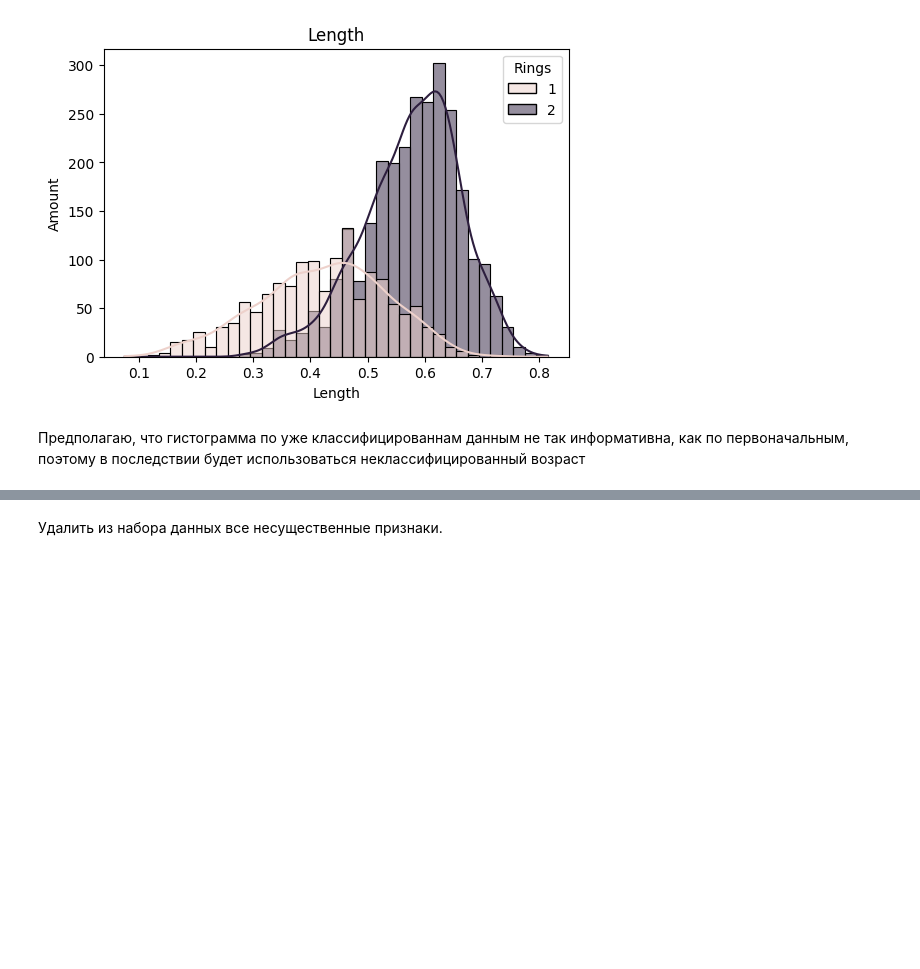
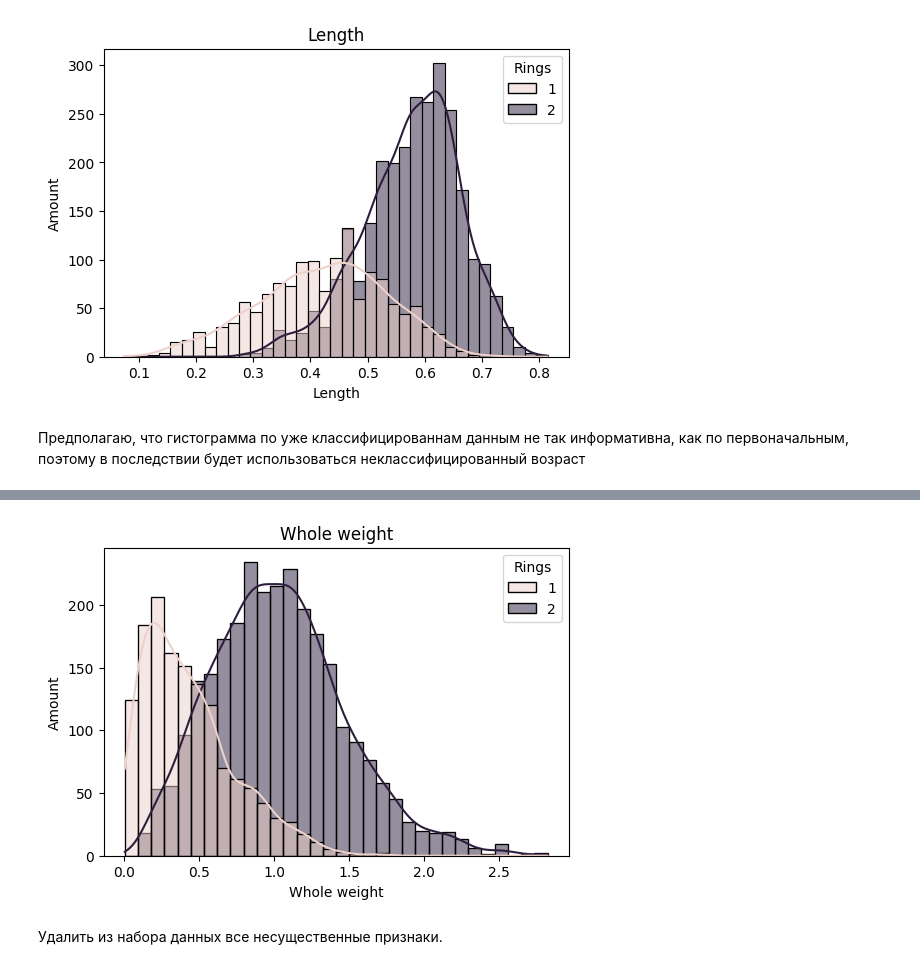
Before and after one commit to Am1rTl/Info, a Jupyter notebook: ДЗ_Классификация.ipynb, the cells around one changed output, grey strips where cells are left out. Drawn from its saved outputs; the diff is of its cells as text; code cells hidden in the pictures; blank space fills up the shorter version.

```diff
--- a/ДЗ_Классификация.ipynb
+++ b/ДЗ_Классификация.ipynb
@@ -201,3 +215,13 @@ plt.show()
+# %%
+#Ваш код для построения третьей гистограммы')
+plt.figure(figsize=(6, 4))
+sns.histplot(data=data_new, x="Whole weight", hue="Rings", kde=True)
+plt.title("Whole weight")
+plt.xlabel("Whole weight")
+plt.ylabel("Amount")
+plt.show()
+# %% [output]
+[figure, added]
 # %%
 #Ваш код для построения четёртой гистограммы
 # %% [markdown]
```
Also changed, not shown: parts of 6 cells of this notebook.
